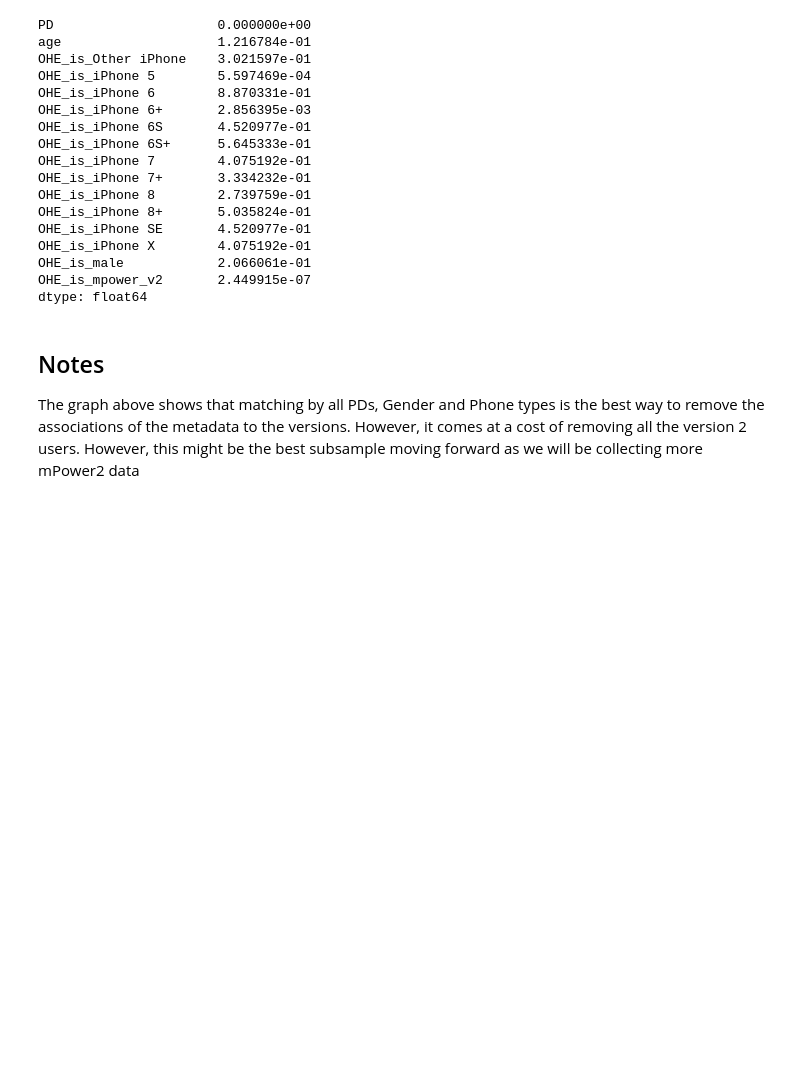
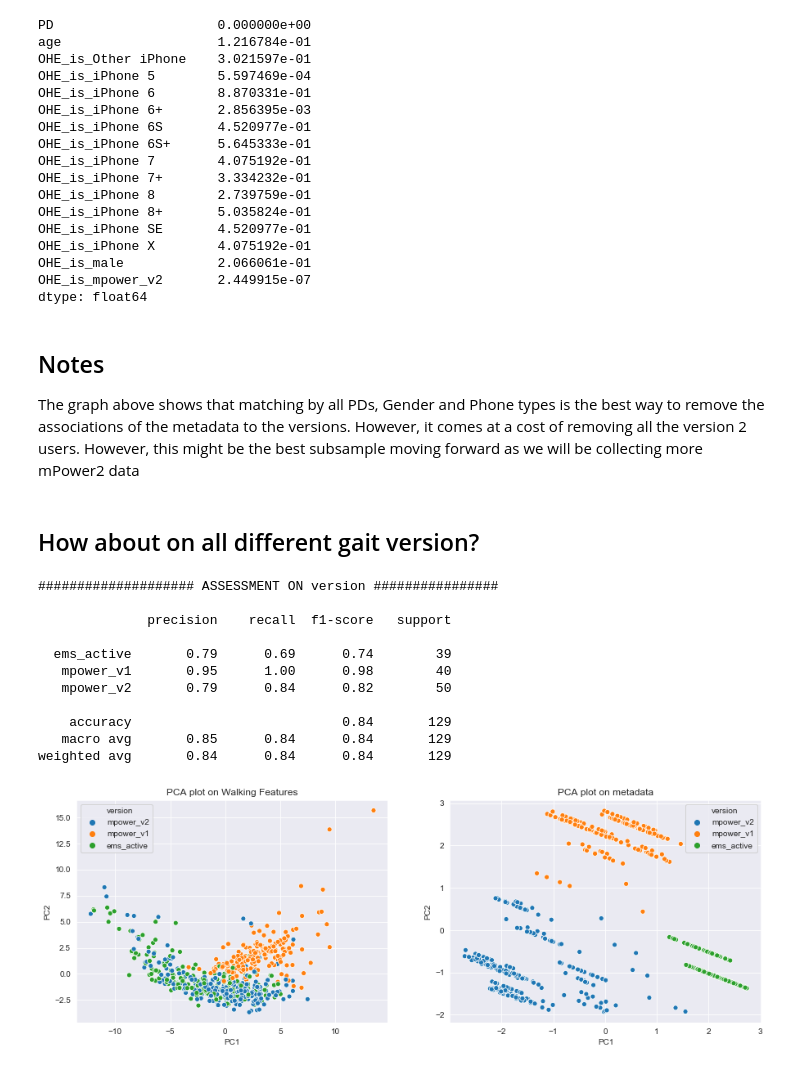
Before and after one commit to arytontediarjo/mPower-Analysis, a Jupyter notebook: Notebooks/Organized_Notebooks/02.pca_matching.ipynb, the cells around one changed output. Saved outputs shown, nothing was run; the diff lists cells and outputs as text; code cells hidden in the pictures; blank space fills up the shorter version.

```diff
--- a/Notebooks/Organized_Notebooks/02.pca_matching.ipynb
+++ b/Notebooks/Organized_Notebooks/02.pca_matching.ipynb
@@ -830,3 +834,45 @@ dtype: float64
 ## Notes
 
 The graph above shows that matching by all PDs, Gender and Phone types is the best way to remove the associations of the metadata to the versions. However, it comes at a cost of removing all the version 2 users. However, this might be the best subsample moving forward as we will be collecting more mPower2 data
+# %% [markdown]
+## How about on all different gait version?
+# %%
+data = query.get_file_entity("syn21281633")
+healthcode_list_v1 = query.get_file_entity("syn8381056").index
+# %%
+dataV1 = data[data["healthCode"].isin(healthcode_list_v1)].reset_index(drop = True)
+dataV2 = data[data["version"] == "mpower_v2"]
+dataV2 = dataV2[dataV2["age"] >= dataV1["age"].min()].reset_index(drop = True)
+dataEMS = data[data["version"] == "ems_active"]
+dataEMS = dataEMS[dataEMS["age"] >= dataV1["age"].min()].reset_index(drop = True)
+# dataPassive = data[data["version"] == "mpower_passive"]
+# dataPassive = dataPassive[dataPassive["age"] >= dataV1["age"].min()].reset_index(drop = True)
+# %%
+## concatenate dataset and annotate iphone type ##
+data = pd.concat([dataV1, dataV2, dataEMS]).reset_index(drop = True)
+data = process.addFeatures().transform(data)
+data = process.collapseFeatures(aggregation_type = "max").transform(data)
+data["phone_type"] = data["phoneInfo"].apply(annot_phone)
+# %%
+## get encoded data
+encoded_data = OHE_data(data)[0]
+
+## column feature lists
+walking_feat_cols = [feat for feat in data.columns if "." in feat]
+metadata_feat_cols = [feat for feat in data.columns if ("." not in feat) and ("healthCode" not in feat)]
+OHE_feat_cols = OHE_data(data)[1]
+# %%
+PCA_plotter(encoded_data, walking_feat_cols, OHE_feat_cols, "version")
+# %% [output]
+#################### ASSESSMENT ON version ################
+
+              precision    recall  f1-score   support
+
+  ems_active       0.79      0.69      0.74        39
+   mpower_v1       0.95      1.00      0.98        40
+   mpower_v2       0.79      0.84      0.82        50
+
+    accuracy                           0.84       129
+   macro avg       0.85      0.84      0.84       129
+weighted avg       0.84      0.84      0.84       129
+[figure, added]
```
Also changed, not shown: parts of 9 cells of this notebook, 1 other file.
